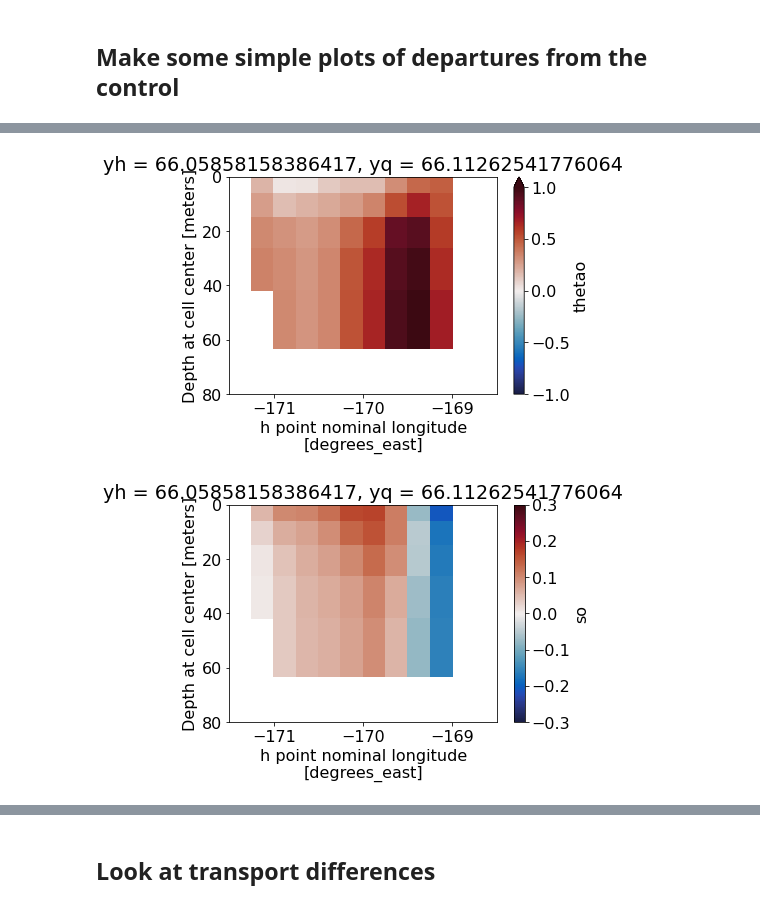
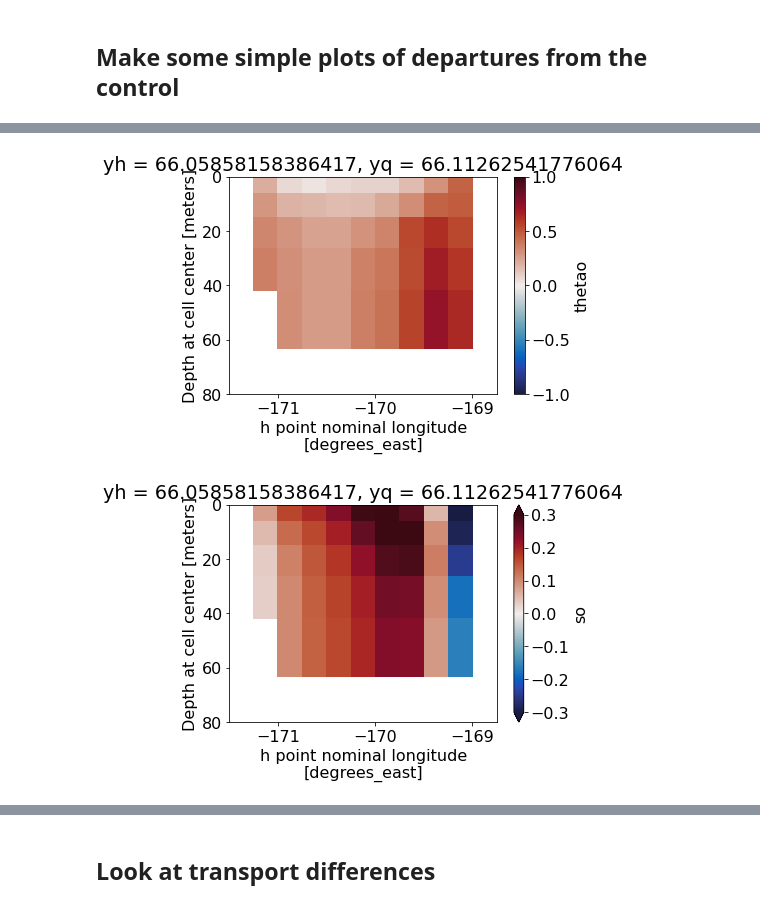
Before and after one commit to marionalberty/Chukchi_heatbudgets, a Jupyter notebook: notebooks/BWP_firstCheck.ipynb, the cells around one changed output, grey strips where cells are left out. Saved outputs shown, nothing was run; the diff lists cells and outputs as text; code cells hidden in the pictures.

Commit message:
update paths, look at 2d diag sensitivity

```diff
--- a/notebooks/BWP_firstCheck.ipynb
+++ b/notebooks/BWP_firstCheck.ipynb
@@ -18,15 +17,17 @@ import numpy as np
 # %% [markdown]
 ## Set model paths
 # %%
-base = '/archive/Marion.Alberty/FMS2021.02_mom6_20210630/'
+base = '/archive/Marion.Alberty/FMS2021.02_mom6_devgfdl_20221223/'
 hist = 'gfdl.ncrc4-intel18-prod/history/19580101.ocean_Bering_Strait.nc'
 # %%
 # output
 path_ctrl = base + 'OM4p25_JRA55do1.4_r6_BeringWindPert_control/' + hist
-path_v0 = base + 'OM4p25_JRA55do1.4_r6_BeringWindPert_Lx100_Ly500_tau28_v0/' + hist
-path_v5 = base + 'OM4p25_JRA55do1.4_r6_BeringWindPert_Lx100_Ly500_tau28_v5/' + hist
-path_v10 = base + 'OM4p25_JRA55do1.4_r6_BeringWindPert_Lx100_Ly500_tau28_v10/' + hist
-path_v20 = base + 'OM4p25_JRA55do1.4_r6_BeringWindPert_Lx100_Ly500_tau28_v20/' + hist
+path_v0 = base + 'OM4p25_JRA55do1.4_r6_BWP_68.193_Lx300_Ly500_tau28_v0/' + hist
+path_v1 = base + 'OM4p25_JRA55do1.4_r6_BWP_68.193_Lx300_Ly500_tau28_v1/' + hist
+path_v2 = base + 'OM4p25_JRA55do1.4_r6_BWP_68.193_Lx300_Ly500_tau28_v2.5/' + hist
+path_v5 = base + 'OM4p25_JRA55do1.4_r6_BWP_68.193_Lx300_Ly500_tau28_v5/' + hist
+path_v10 = base + 'OM4p25_JRA55do1.4_r6_BWP_68.193_Lx300_Ly500_tau28_v10/' + hist
+path_v20 = base + 'OM4p25_JRA55do1.4_r6_BWP_68.193_Lx300_Ly500_tau28_v20/' + hist
 # %% [markdown]
 ## Read in model data
 # %%
@@ -40,14 +41,16 @@ def open_model_data(flist):
     for i in crds2chng:
         DS = DS.rename_dims({i:i[:2]}).rename({i:i[:2]})
 
-    # Clean up variables with duplicate coords
-    if "xh_sub02" in list(DS.coords):
-        DS = DS.assign_coords(xh=("xh_sub02", DS.xh)).swap_dims({"xh_sub02": "xh"})
-        DS = DS.drop_vars('xh_sub02')
+    # open the static file
+    OS = xr.open_dataset(flist.replace('ocean_Bering_Strait','ocean_static'),engine='netcdf4')
 
-    # Deal with padded zeros in xh
-    if 'xh' in list(DS.coords):
-        DS = DS.where(DS.xh!=0,drop=True)
+    # assign geolat and geolon from ocean static
+    DS = DS.assign_coords({'geolon':OS['geolon'].sel(xh=DS.xh,yh=DS.yh),
+                           'geolat':OS['geolat'].sel(xh=DS.xh,yh=DS.yh),
+                           'geolon_v':OS['geolon_v'].sel(xh=DS.xh,yq=DS.yq),
+                           'geolat_v':OS['geolat_v'].sel(xh=DS.xh,yq=DS.yq),
+                           'geolon_u':OS['geolon_u'].sel(xq=DS.xq,yh=DS.yh),
+                           'geolat_u':OS['geolat_u'].sel(xq=DS.xq,yh=DS.yh)})
 
     return DS.squeeze()
 # %%
@@ -71,11 +115,11 @@ plt.show()
 plt.ylim(80,0)
 plt.show()
 # %% [output]
-[figure, old version]
+[figure, new version]
 # %%
-(DS_v10['so'].mean('time') - DS_ctrl['so'].mean('time')).plot(yincrease=False,cmap='cmo.balance',
+(DS_v20['so'].mean('time') - DS_ctrl['so'].mean('time')).plot(yincrease=False,cmap='cmo.balance',
                                                                      vmin=-0.3,vmax=0.3)
 plt.ylim(80,0)
 plt.show()
 # %% [output]
-[figure, old version]
+[figure, new version]
```
Also changed, not shown: parts of 20 cells of this notebook, 2 other files.
